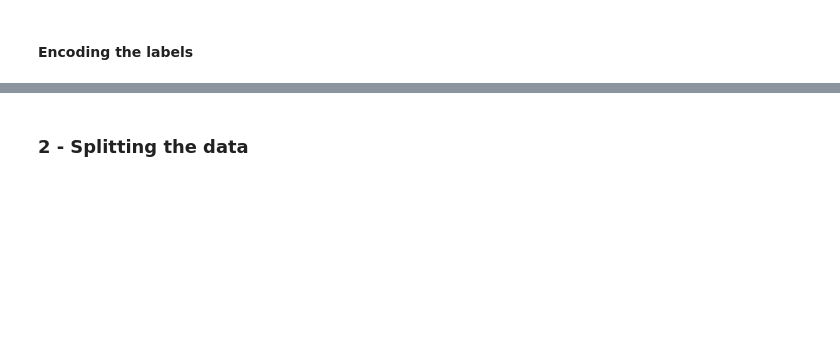
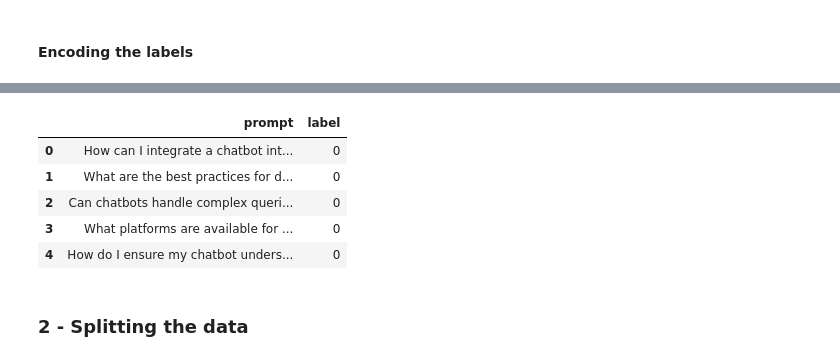
Before and after one commit to VijayV28/Prompt-Classification, a Jupyter notebook: 1 - Fine tuning BERT/2_fine_tuning_cluster.ipynb, the cells around one changed output, grey strips where cells are left out. Cells and saved outputs as stored; diff of their text form; code cells hidden in the pictures; blank space fills up the shorter version.

```diff
--- a/notebooks/1_fine_tuning.ipynb
+++ b/1 - Fine tuning BERT/2_fine_tuning_cluster.ipynb
@@ -31,11 +32,2 @@ Name: cluster, dtype: int64
 # %% [markdown]
 #### Encoding the labels
-# %%
-target_map = {
-    "Communication": 0,
-    "Music and Audio": 1,
-    "Programming and Development": 2,
-    "Business and Productivity": 3,
-}
-
-df["target"] = df["cluster"].map(target_map)
@@ -62 +45,14 @@ cluster_df.head()
+# %%
+df["label"] = df["cluster"].map(target_map)
+df = df[["prompt", "label"]]
+
+
+df.head()
+# %% [output]
+|  | prompt | label |
+| 0 | How can I integrate a chatbot int... | 0 |
+| 1 | What are the best practices for d... | 0 |
+| 2 | Can chatbots handle complex queri... | 0 |
+| 3 | What platforms are available for ... | 0 |
+| 4 | How do I ensure my chatbot unders... | 0 |
 # %%
```
Also changed, not shown: parts of 27 cells of this notebook, 5 other files.
